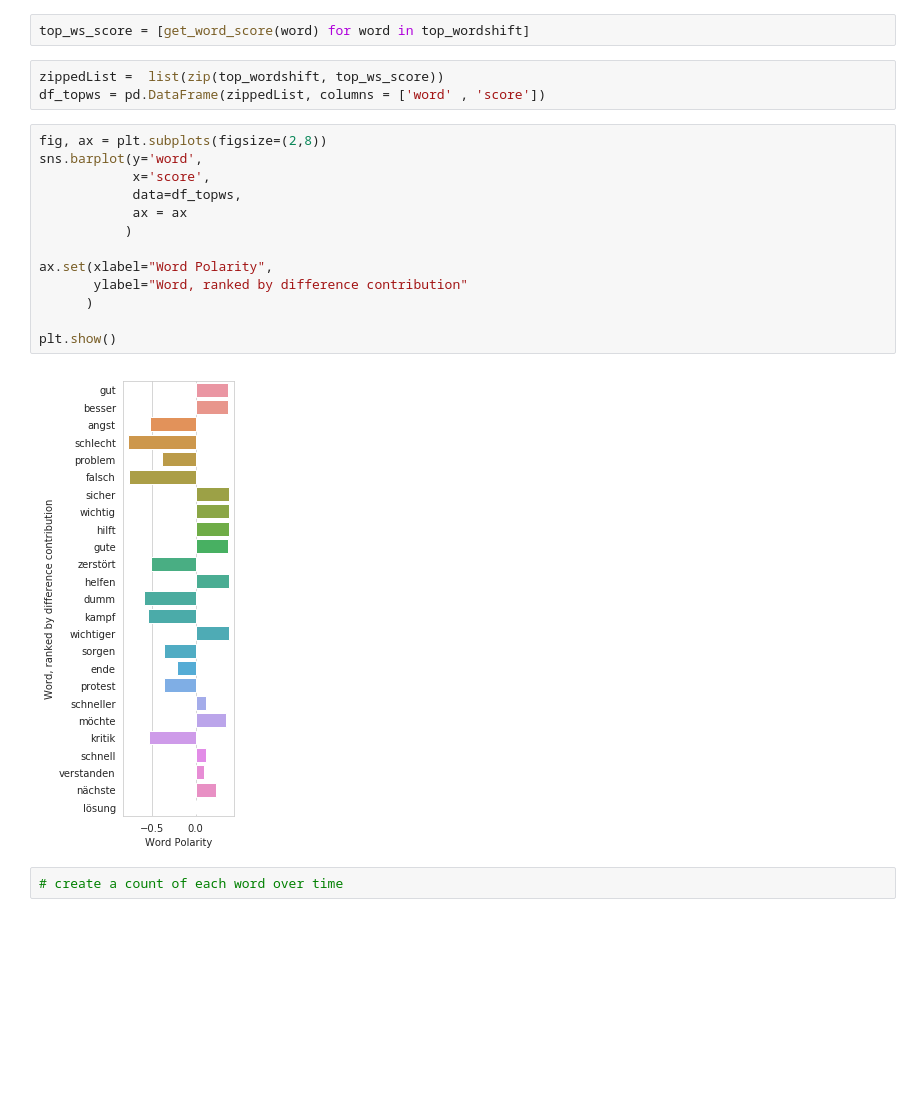
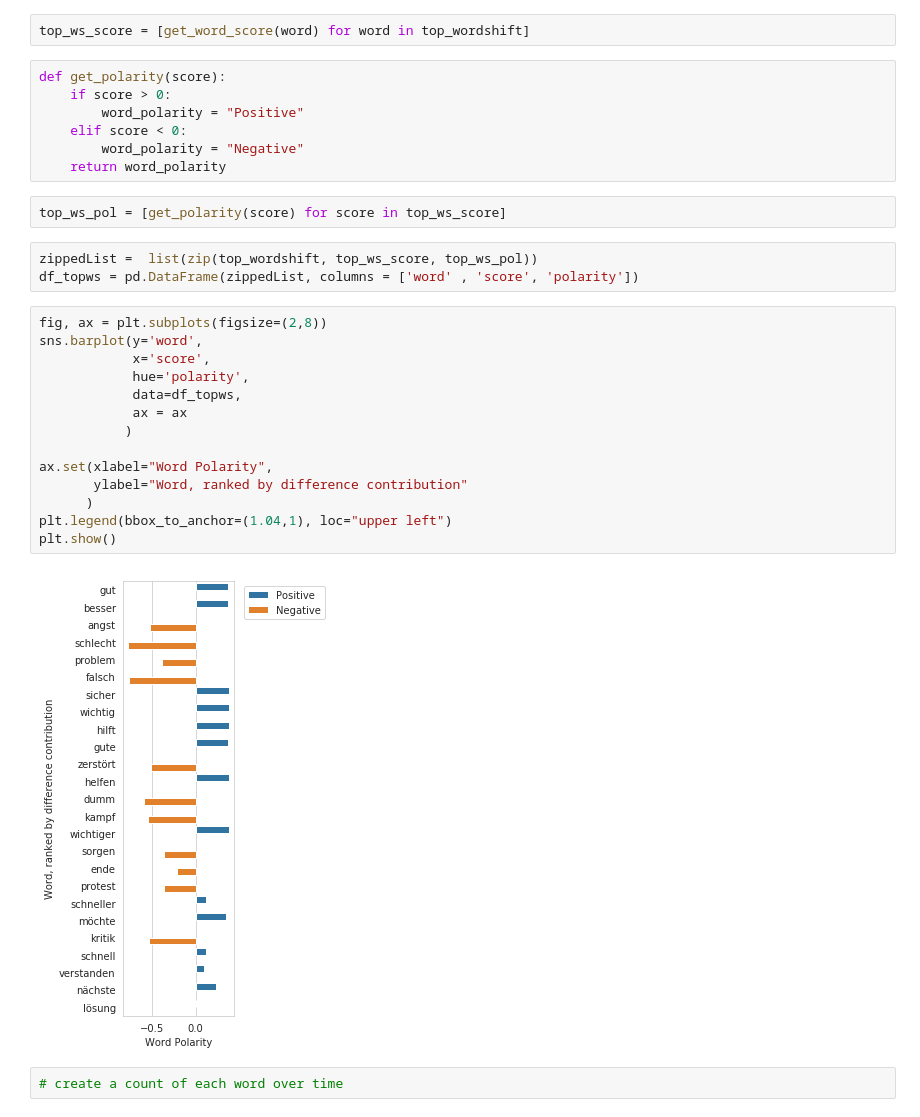
Before and after one commit to yuantinglee/twitter-discourse, a Jupyter notebook: analysis/word_shifts.ipynb, the cells around one changed output. Saved outputs shown, nothing was run; the diff lists cells and outputs as text; blank space fills up the shorter version.

Commit message:
word score by polarity

```diff
--- a/analysis/word_shifts.ipynb
+++ b/analysis/word_shifts.ipynb
@@ -1318,23 +1318,33 @@ def get_word_score(word):
     return score
 # %%
 top_ws_score = [get_word_score(word) for word in top_wordshift]
+# %%
+def get_polarity(score):
+    if score > 0:
+        word_polarity = "Positive"
+    elif score < 0:
+        word_polarity = "Negative"
+    return word_polarity
+# %%
+top_ws_pol = [get_polarity(score) for score in top_ws_score]
 # %%
-zippedList =  list(zip(top_wordshift, top_ws_score))
-df_topws = pd.DataFrame(zippedList, columns = ['word' , 'score'])
+zippedList =  list(zip(top_wordshift, top_ws_score, top_ws_pol))
+df_topws = pd.DataFrame(zippedList, columns = ['word' , 'score', 'polarity'])
 # %%
 fig, ax = plt.subplots(figsize=(2,8))
 sns.barplot(y='word',
             x='score',
+            hue='polarity',
             data=df_topws,
             ax = ax
            )
 
 ax.set(xlabel="Word Polarity",
        ylabel="Word, ranked by difference contribution"
       )
-
+plt.legend(bbox_to_anchor=(1.04,1), loc="upper left")
 plt.show()
 # %% [output]
-[figure, old version]
+[figure, new version]
 # %%
 # create a count of each word over time
```
